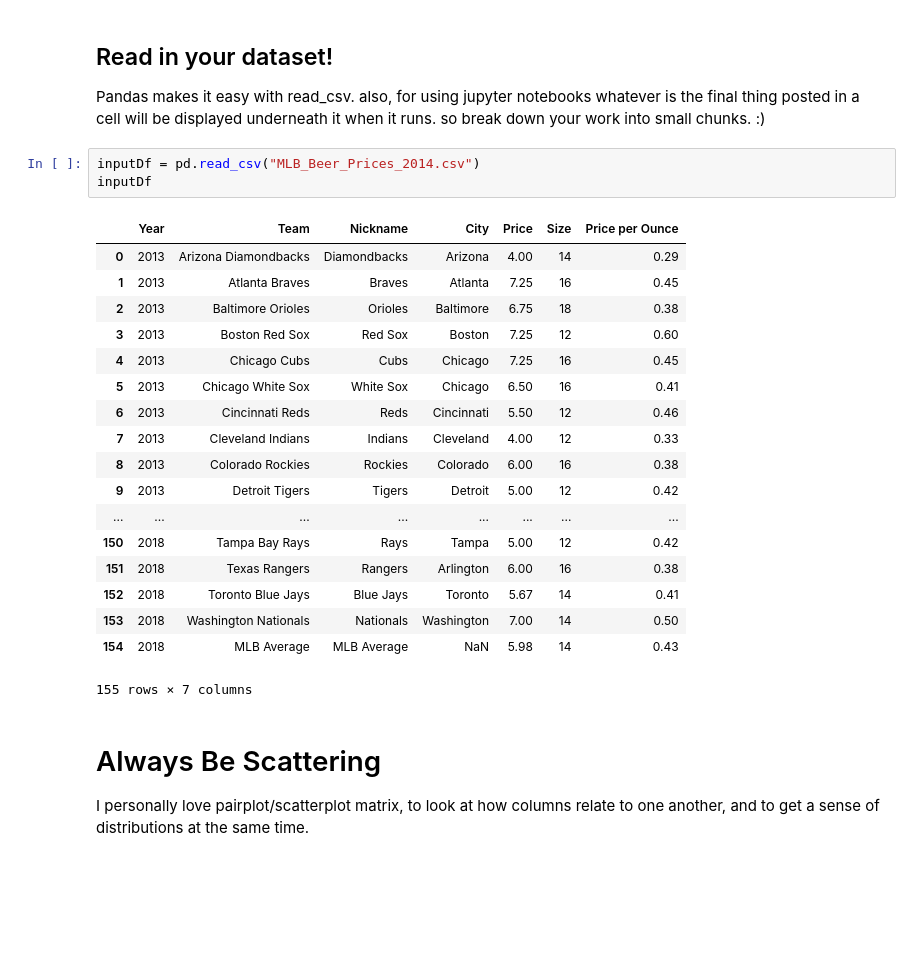
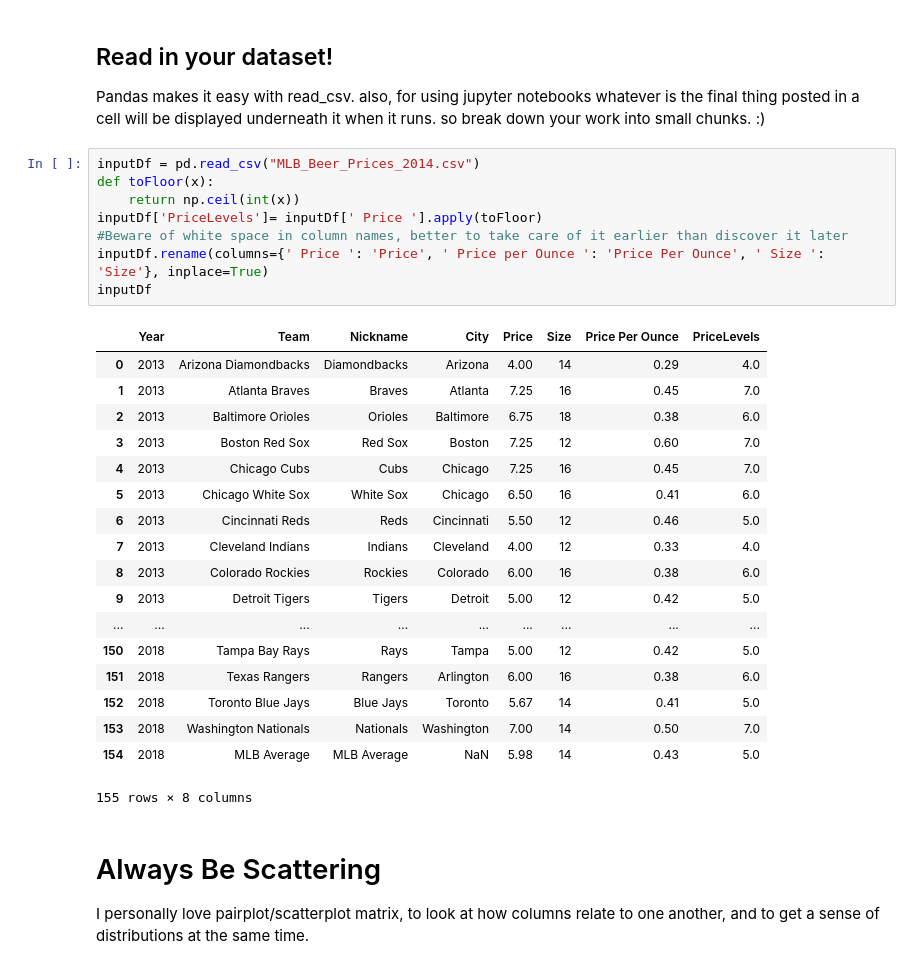
Before and after one commit to FreddosaurusRex/MakeOverMonday, a Jupyter notebook: MLBBeerNoteBook.ipynb, the cells around one changed output. Saved outputs shown, nothing was run; the diff lists cells and outputs as text; blank space fills up the shorter version.

```diff
--- a/MLBBeerNoteBook.ipynb
+++ b/MLBBeerNoteBook.ipynb
@@ -16,28 +16,33 @@ Pandas makes it easy with read_csv.
 also, for using jupyter notebooks whatever is the final thing posted
 in a cell will be displayed underneath it when it runs.
 so break down your work into small chunks. :)
-# %%
-inputDf = pd.read_csv("MLB_Beer_Prices_2014.csv")
-inputDf
-# %% [output]
-|  | Year | Team | Nickname | City | Price | Size | Price per Ounce |
-| 0 | 2013 | Arizona Diamondbacks | Diamondbacks | Arizona | 4.00 | 14 | 0.29 |
-| 1 | 2013 | Atlanta Braves | Braves | Atlanta | 7.25 | 16 | 0.45 |
-| 2 | 2013 | Baltimore Orioles | Orioles | Baltimore | 6.75 | 18 | 0.38 |
-| 3 | 2013 | Boston Red Sox | Red Sox | Boston | 7.25 | 12 | 0.60 |
-| 4 | 2013 | Chicago Cubs | Cubs | Chicago | 7.25 | 16 | 0.45 |
-| 5 | 2013 | Chicago White Sox | White Sox | Chicago | 6.50 | 16 | 0.41 |
-| 6 | 2013 | Cincinnati Reds | Reds | Cincinnati | 5.50 | 12 | 0.46 |
-| 7 | 2013 | Cleveland Indians | Indians | Cleveland | 4.00 | 12 | 0.33 |
-| 8 | 2013 | Colorado Rockies | Rockies | Colorado | 6.00 | 16 | 0.38 |
-| 9 | 2013 | Detroit Tigers | Tigers | Detroit | 5.00 | 12 | 0.42 |
-| ... | ... | ... | ... | ... | ... | ... | ... |
-| 150 | 2018 | Tampa Bay Rays | Rays | Tampa | 5.00 | 12 | 0.42 |
-| 151 | 2018 | Texas Rangers | Rangers | Arlington | 6.00 | 16 | 0.38 |
-| 152 | 2018 | Toronto Blue Jays | Blue Jays | Toronto | 5.67 | 14 | 0.41 |
-| 153 | 2018 | Washington Nationals | Nationals | Washington | 7.00 | 14 | 0.50 |
-| 154 | 2018 | MLB Average | MLB Average | NaN | 5.98 | 14 | 0.43 |
-155 rows × 7 columns
+# %%
+inputDf = pd.read_csv("MLB_Beer_Prices_2014.csv")
+def toFloor(x):
+    return np.ceil(int(x))
+inputDf['PriceLevels']= inputDf[' Price '].apply(toFloor)
+#Beware of white space in column names, better to take care of it earlier than discover it later
+inputDf.rename(columns={' Price ': 'Price', ' Price per Ounce ': 'Price Per Ounce', ' Size ': 'Size'}, inplace=True)
+inputDf
+# %% [output]
+|  | Year | Team | Nickname | City | Price | Size | Price Per Ounce | PriceLevels |
+| 0 | 2013 | Arizona Diamondbacks | Diamondbacks | Arizona | 4.00 | 14 | 0.29 | 4.0 |
+| 1 | 2013 | Atlanta Braves | Braves | Atlanta | 7.25 | 16 | 0.45 | 7.0 |
+| 2 | 2013 | Baltimore Orioles | Orioles | Baltimore | 6.75 | 18 | 0.38 | 6.0 |
+| 3 | 2013 | Boston Red Sox | Red Sox | Boston | 7.25 | 12 | 0.60 | 7.0 |
+| 4 | 2013 | Chicago Cubs | Cubs | Chicago | 7.25 | 16 | 0.45 | 7.0 |
+| 5 | 2013 | Chicago White Sox | White Sox | Chicago | 6.50 | 16 | 0.41 | 6.0 |
+| 6 | 2013 | Cincinnati Reds | Reds | Cincinnati | 5.50 | 12 | 0.46 | 5.0 |
+| 7 | 2013 | Cleveland Indians | Indians | Cleveland | 4.00 | 12 | 0.33 | 4.0 |
+| 8 | 2013 | Colorado Rockies | Rockies | Colorado | 6.00 | 16 | 0.38 | 6.0 |
+| 9 | 2013 | Detroit Tigers | Tigers | Detroit | 5.00 | 12 | 0.42 | 5.0 |
+| ... | ... | ... | ... | ... | ... | ... | ... | ... |
+| 150 | 2018 | Tampa Bay Rays | Rays | Tampa | 5.00 | 12 | 0.42 | 5.0 |
+| 151 | 2018 | Texas Rangers | Rangers | Arlington | 6.00 | 16 | 0.38 | 6.0 |
+| 152 | 2018 | Toronto Blue Jays | Blue Jays | Toronto | 5.67 | 14 | 0.41 | 5.0 |
+| 153 | 2018 | Washington Nationals | Nationals | Washington | 7.00 | 14 | 0.50 | 7.0 |
+| 154 | 2018 | MLB Average | MLB Average | NaN | 5.98 | 14 | 0.43 | 5.0 |
+155 rows × 8 columns
 # %% [markdown]
 # Always Be Scattering
 
```
Also changed, not shown: parts of 3 cells of this notebook.
